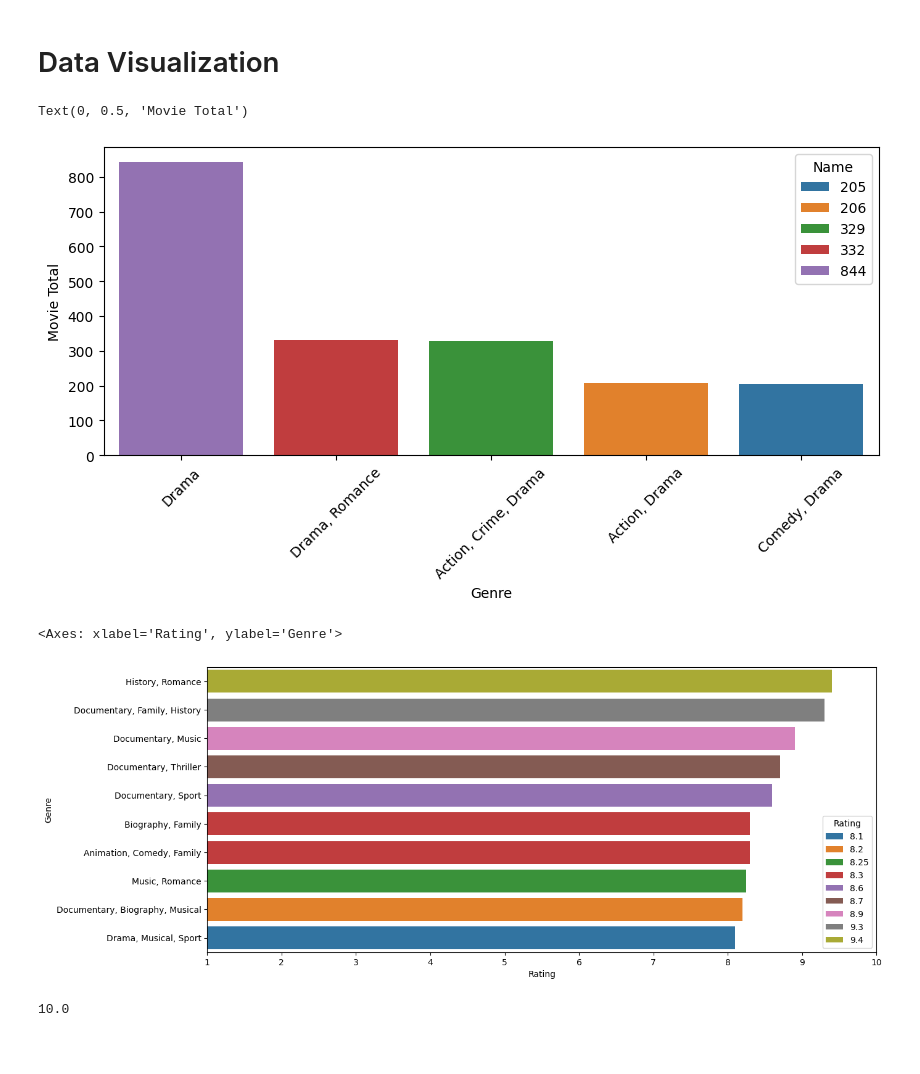
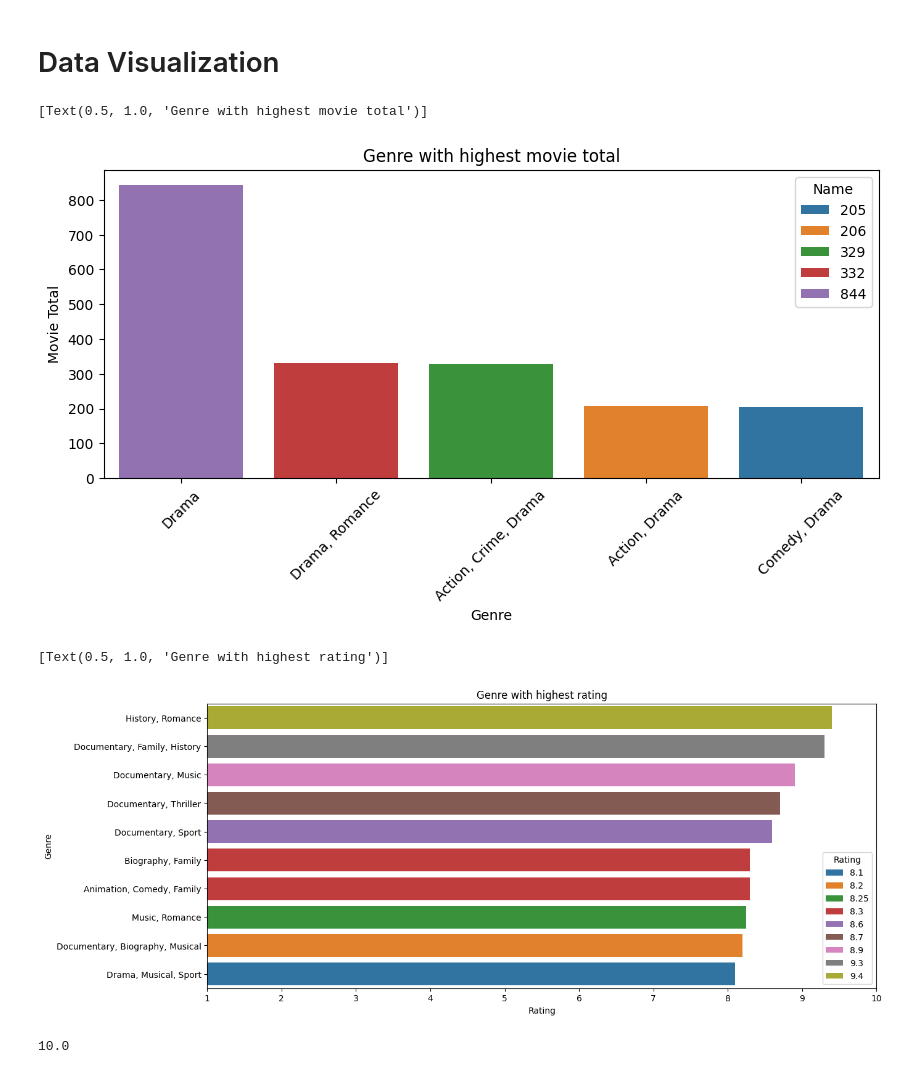
Before and after one commit to kdmwangi/Data-Science, a Jupyter notebook: Movie_rating_prediction.ipynb, the cells around one changed output. Drawn from its saved outputs; the diff is of its cells as text; code cells hidden in the pictures; blank space fills up the shorter version.

Commit message:
Data Viz completed

```diff
--- a/Movie_rating_prediction.ipynb
+++ b/Movie_rating_prediction.ipynb
@@ -154,8 +154,11 @@ def extract_year(yr):
   return str(yr).strip('()')
 def extract_duration(dr):
   return int(dr.strip('min'))
+def extract_votes(vt):
+  return vt.replace(',','')
 clean_data['Year'] = clean_data['Year'].apply(extract_year)
 clean_data['Duration'] = clean_data['Duration'].apply(extract_duration)
+clean_data['Votes'] = clean_data['Votes'].apply(extract_votes)
 # %% [output]
 A value is trying to be set on a copy of a slice from a DataFrame.
 Try using .loc[row_indexer,col_indexer] = value instead
@@ -221,20 +229,22 @@ movie_by_genre = clean_data.groupby('Genre',as_index=False).count().sort_values(
 # %%
 plt.figure(figsize=(10,4))
 plt.xticks(rotation=45)
-sns.barplot(movie_by_genre[:5], x='Genre',y='Name' , hue='Name', dodge=False)
+fig = sns.barplot(movie_by_genre[:5], x='Genre',y='Name' , hue='Name', dodge=False)
 plt.ylabel('Movie Total')
+fig.set(title='Genre with highest movie total')
 # %% [output]
-Text(0, 0.5, 'Movie Total')
+[Text(0.5, 1.0, 'Genre with highest movie total')]
-[figure, old version]
+[figure, new version]
 # %%
 # top ten movie genre with highest rating average
 plt.figure(figsize=(14,6))
 plt.xlim(1,10)
 rating_by_genre  = clean_data[['Genre','Rating']].groupby(by='Genre',as_index=False).mean().sort_values(by='Rating',ascending=False)
-sns.barplot(rating_by_genre[:10], x='Rating',y='Genre',hue='Rating',dodge=False, orient='h')
+fig = sns.barplot(rating_by_genre[:10], x='Rating',y='Genre',hue='Rating',dodge=False, orient='h')
+fig.set(title='Genre with highest rating')
 # %% [output]
-<Axes: xlabel='Rating', ylabel='Genre'>
+[Text(0.5, 1.0, 'Genre with highest rating')]
-[figure, old version]
+[figure, new version]
 # %%
 # movie with the highest rating
 print(clean_data['Rating'].max())
```
Also changed, not shown: parts of 28 cells of this notebook.
